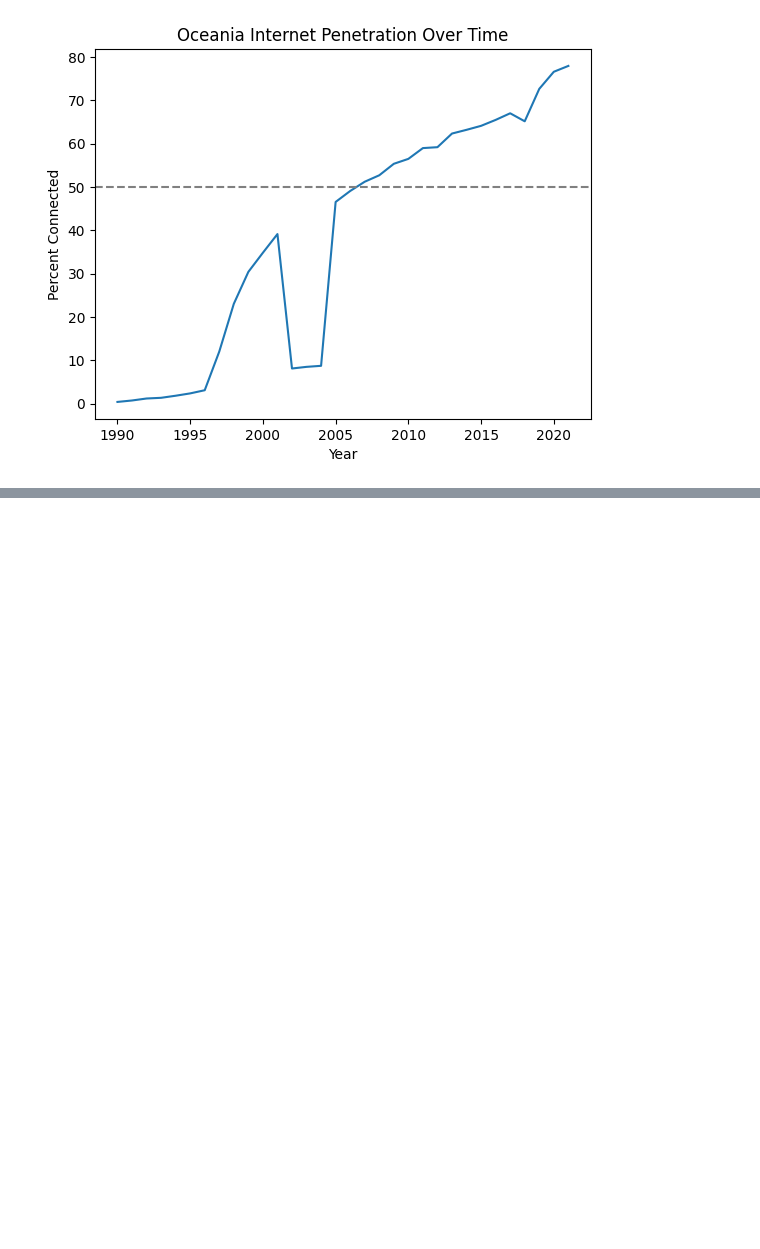
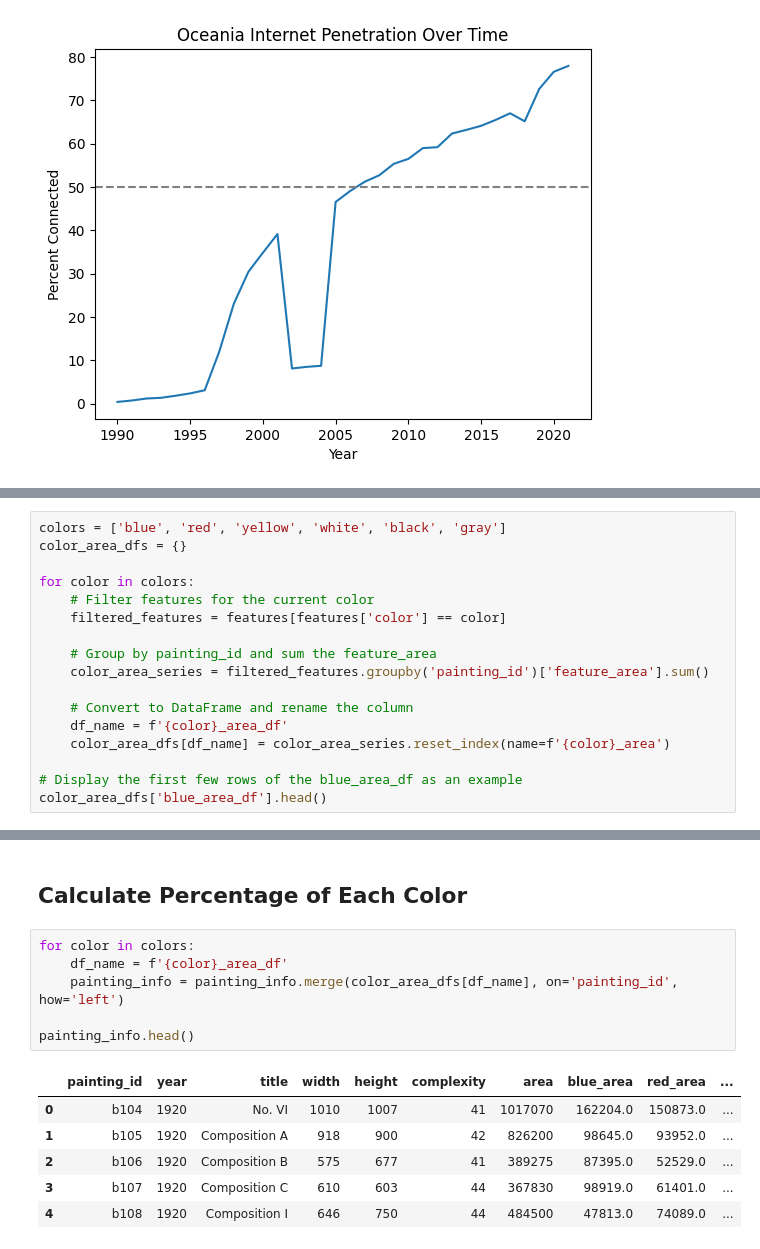
Before and after one commit to AdriannMo/Mineria_de_Datos, a Jupyter notebook: Copia_de_Minería_de_Datos.ipynb, the cells around one changed output, grey strips where cells are left out. Saved outputs shown, nothing was run; the diff lists cells and outputs as text; blank space fills up the shorter version.

```diff
--- a/Copia_de_Minería_de_Datos.ipynb
+++ b/Copia_de_Minería_de_Datos.ipynb
@@ -1486,0 +1560,17 @@ Según los datos, Oceanía superó por primera vez el 50% de penetración de int
+# %%
+colors = ['blue', 'red', 'yellow', 'white', 'black', 'gray']
+color_area_dfs = {}
+
+for color in colors:
+    # Filter features for the current color
+    filtered_features = features[features['color'] == color]
+
+    # Group by painting_id and sum the feature_area
+    color_area_series = filtered_features.groupby('painting_id')['feature_area'].sum()
+
+    # Convert to DataFrame and rename the column
+    df_name = f'{color}_area_df'
+    color_area_dfs[df_name] = color_area_series.reset_index(name=f'{color}_area')
+
+# Display the first few rows of the blue_area_df as an example
+color_area_dfs['blue_area_df'].head()
@@ -1486,0 +1584,15 @@ Según los datos, Oceanía superó por primera vez el 50% de penetración de int
+# %% [markdown]
+## Calculate Percentage of Each Color
+# %%
+for color in colors:
+    df_name = f'{color}_area_df'
+    painting_info = painting_info.merge(color_area_dfs[df_name], on='painting_id', how='left')
+
+painting_info.head()
+# %% [output]
+|  | painting_id | year | title | width | height | complexity | area | blue_area | red_area | ... |
+| 0 | b104 | 1920 | No. VI | 1010 | 1007 | 41 | 1017070 | 162204.0 | 150873.0 | ... |
+| 1 | b105 | 1920 | Composition A | 918 | 900 | 42 | 826200 | 98645.0 | 93952.0 | ... |
+| 2 | b106 | 1920 | Composition B | 575 | 677 | 41 | 389275 | 87395.0 | 52529.0 | ... |
+| 3 | b107 | 1920 | Composition C | 610 | 603 | 44 | 367830 | 98919.0 | 61401.0 | ... |
+| 4 | b108 | 1920 | Composition I | 646 | 750 | 44 | 484500 | 47813.0 | 74089.0 | ... |
```
Also changed, not shown: parts of 15 cells of this notebook.
